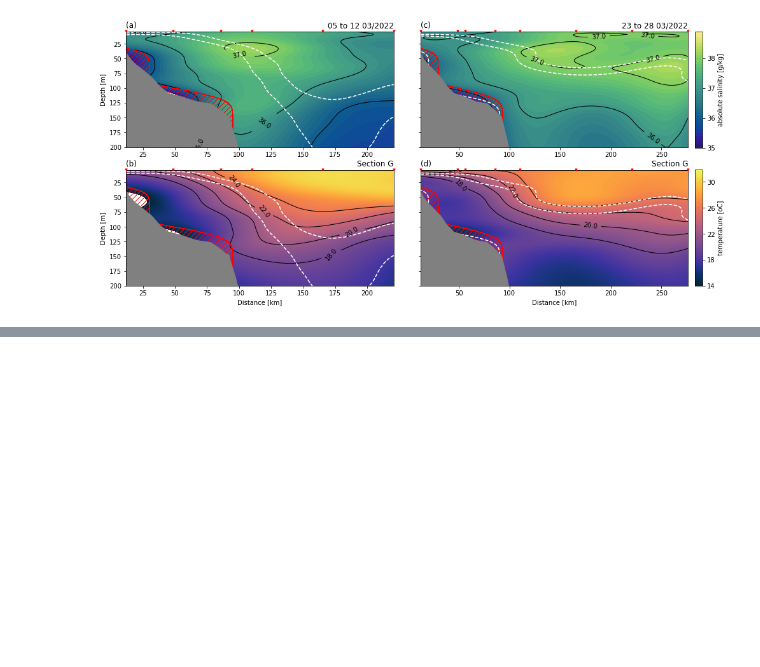
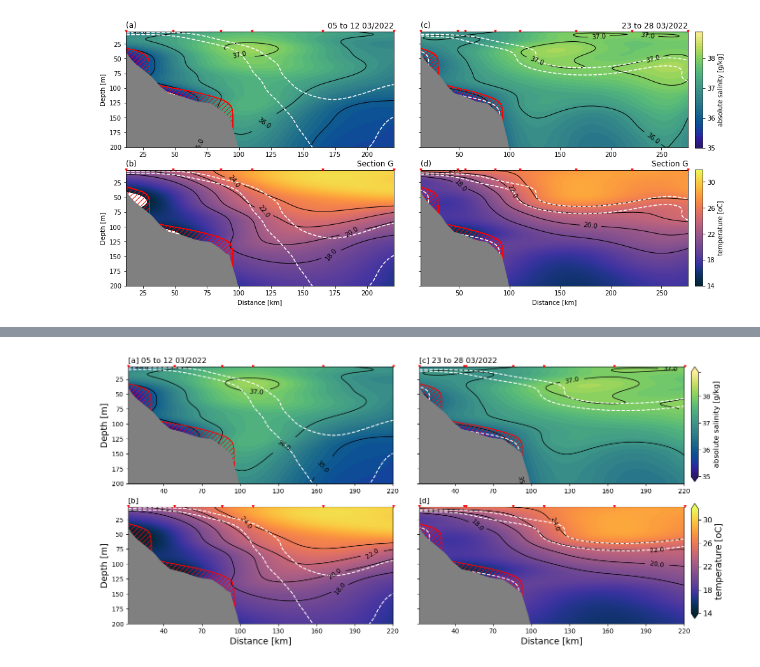
Before and after one commit to nilodna/smax_pathways, a Jupyter notebook: code/00_manuscript_cruise_transects.ipynb, the cells around one changed output, grey strips where cells are left out. Drawn from its saved outputs; the diff is of its cells as text; code cells hidden in the pictures; blank space fills up the shorter version.

Commit message:
changes on scripts to generate new figures for the second submission

```diff
--- a/code/00_manuscript_cruise_transects.ipynb
+++ b/code/00_manuscript_cruise_transects.ipynb
@@ -803,0 +801,92 @@ plt.savefig('../figures/manuscript/00_manuscript_cruise_transects.png', bbox_inc
+# %%
+fig,axes = plt.subplots(figsize=[7.91*2, 7.36], nrows=2, ncols=2, sharey=True)
+
+#### PLOTTING SANAGU14 ####
+cdicts = dict_with_sections['SANAGU2022_sanagu14_extended_G']
+
+secid = cdicts['secid']
+case = cdicts['case']
+time_str = cdicts['time']
+
+fig, axes[0,0], _ = subroutine_TSsection(cdicts['sal'], fig=fig, ax=axes[0,0], ax_cbar=axes[0,1], secids=[secid], add_colorbar=False)
+fig, axes[1,0], _ = subroutine_TSsection(cdicts['temp'], fig=fig, ax=axes[1,0], ax_cbar=axes[1,1], secids=[secid], add_colorbar=False)
+
+cr = axes[0,0].contour(cdicts['sal']['xm']/1e3, cdicts['sal']['ym'], cdicts['sigmaT']['oa'],
+                       levels=cdicts['sigmaT']['contour'], colors=['white'], linestyles='--',
+                       zorder=1)  # section
+cr = axes[1,0].contour(cdicts['sal']['xm']/1e3, cdicts['sal']['ym'], cdicts['sigmaT']['oa'],
+                       levels=cdicts['sigmaT']['contour'], colors=['white'], linestyles='--',
+                       zorder=1)  # section
+
+axes[0,0].set_title(f'[a] {time_str}', loc='left')
+axes[1,0].set_title('[b]', loc='left')
+# axes[0,0].set_title(time_str, loc='right')
+# axes[1,0].set_title(f'Section {secid}', loc='right')
+axes[1,0].set_xlabel('Distance [km]', fontsize=14)
+axes[0,0].set_ylabel('Depth [m]', fontsize=14)
+axes[0,0].set_ylim(ylimdict[secid])
+axes[1,0].set_ylim(ylimdict[secid])
+
+axes[0,0].set_xlim(np.nanmin(cdicts['sal']['xm']/1e3), np.nanmax(cdicts['sal']['xm']/1e3))
+axes[1,0].set_xlim(np.nanmin(cdicts['sal']['xm']/1e3), np.nanmax(cdicts['sal']['xm']/1e3))
+
+#### PLOTTING SANAGU15 ####
+cdicts = dict_with_sections['SANAGU2022_sanagu15_extended_G']
+
+secid = cdicts['secid']
+case = cdicts['case']
+time_str = cdicts['time']
+
+fig, axes[0,1], cfsalt = subroutine_TSsection(cdicts['sal'], fig=fig, ax=axes[0,1], ax_cbar=axes[0,1], secids=[secid], add_colorbar=False)
+fig, axes[1,1], cftemp = subroutine_TSsection(cdicts['temp'], fig=fig, ax=axes[1,1], ax_cbar=axes[1,1], secids=[secid], add_colorbar=False)
+
+cr = axes[0,1].contour(cdicts['sal']['xm']/1e3, cdicts['sal']['ym'], cdicts['sigmaT']['oa'],
+                       levels=cdicts['sigmaT']['contour'], colors=['white'], linestyles='--',
+                       zorder=1)  # section
+cr = axes[1,1].contour(cdicts['sal']['xm']/1e3, cdicts['sal']['ym'], cdicts['sigmaT']['oa'],
+                       levels=cdicts['sigmaT']['contour'], colors=['white'], linestyles='--',
+                       zorder=1)  # section
+
+axes[0,1].set_title(f'[c] {time_str}', loc='left')
+axes[1,1].set_title('[d]', loc='left')
+# axes[0,1].set_title(time_str, loc='right')
+# axes[1,1].set_title(f'Section {secid}', loc='right')
+axes[1,1].set_xlabel('Distance [km]', fontsize=14)
+axes[1,0].set_ylabel('Depth [m]', fontsize=14)
+axes[0,1].set_ylim(ylimdict[secid])
+axes[1,1].set_ylim(ylimdict[secid])
+
+_ = [ax.set_ylabel('') for ax in [axes[0,1],axes[1,1]]]
+
+#### adding colorbar for each variable
+cbaxes = fig.add_axes([0.91, 0.535, 0.01, 0.345])
+cbar_salt = plt.colorbar(cfsalt, cax=cbaxes)
+cbar_salt.set_label('absolute salinity [g/kg]', fontsize=12)
+
+tick_locator = ticker.MaxNLocator(nbins=4)
+cbar_salt.locator = tick_locator
+cbar_salt.update_ticks()
+
+cbar_salt.ax.set_yticklabels([35, 36, 37, 38])
+
+cbaxes = fig.add_axes([0.91, 0.125, 0.01, 0.345])
+cbar_temp = plt.colorbar(cftemp, cax=cbaxes)
+cbar_temp.set_label('temperature [oC]', fontsize=14)
+
+tick_locator = ticker.MaxNLocator(nbins=5)
+cbar_temp.locator = tick_locator
+cbar_temp.update_ticks()
+
+cbar_temp.ax.set_yticklabels([14, 18, 22, 26, 30], fontsize=12)
+
+fig.patch.set_alpha(1.0)
+plt.subplots_adjust(wspace=.1)
+
+# making sure both transect has the same x-axis (ticks and limits) to allow comparison
+_ = [ax.set_xticks(np.arange(10,250, 30)) for ax in axes.ravel()]
+_ = [ax.set_xlim([12,220]) for ax in axes.ravel()]
+
+
+# plt.savefig('../figures/manuscript/00_manuscript_cruise_transects.png', bbox_inches="tight", dpi=300)
+# %% [output]
+[figure, added]
```
Also changed, not shown: parts of 4 cells of this notebook, 9 other files.
